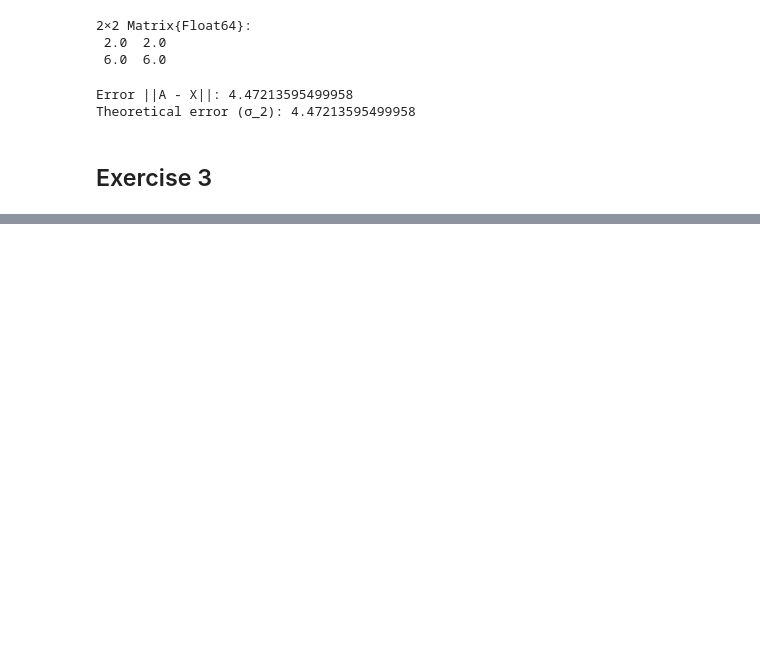
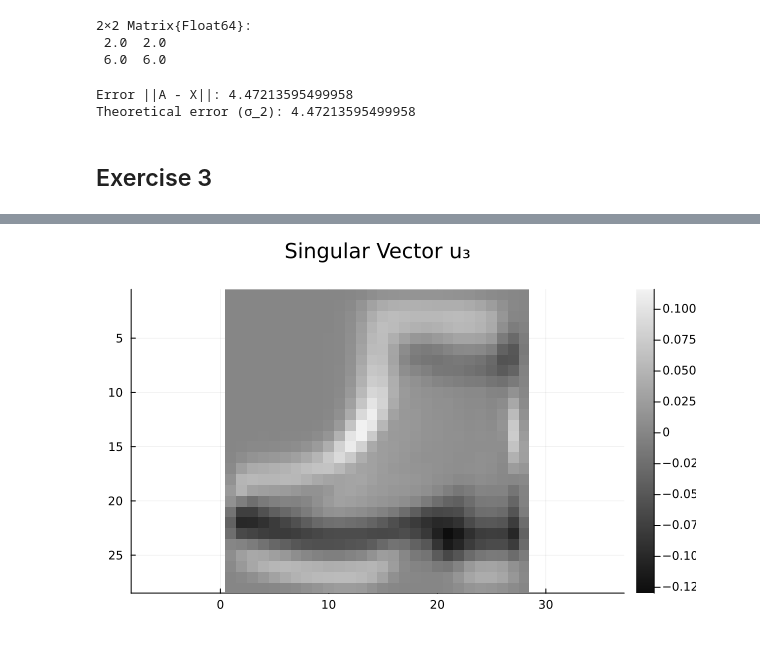
Before and after one commit to dgsob/SF2526-VT25, a Jupyter notebook: Homework_1.ipynb, the cells around one changed output, grey strips where cells are left out. Drawn from its saved outputs; the diff is of its cells as text; code cells hidden in the pictures; blank space fills up the shorter version.

```diff
--- a/Homework_1.ipynb
+++ b/Homework_1.ipynb
@@ -432,0 +577,4 @@ Theoretical error (σ_2): 4.47213595499958
+# %%
+plot_image(U[:, 3], "Singular Vector u₃")
+# %% [output]
+[figure, added]
```
Also changed, not shown: parts of 18 cells of this notebook.
